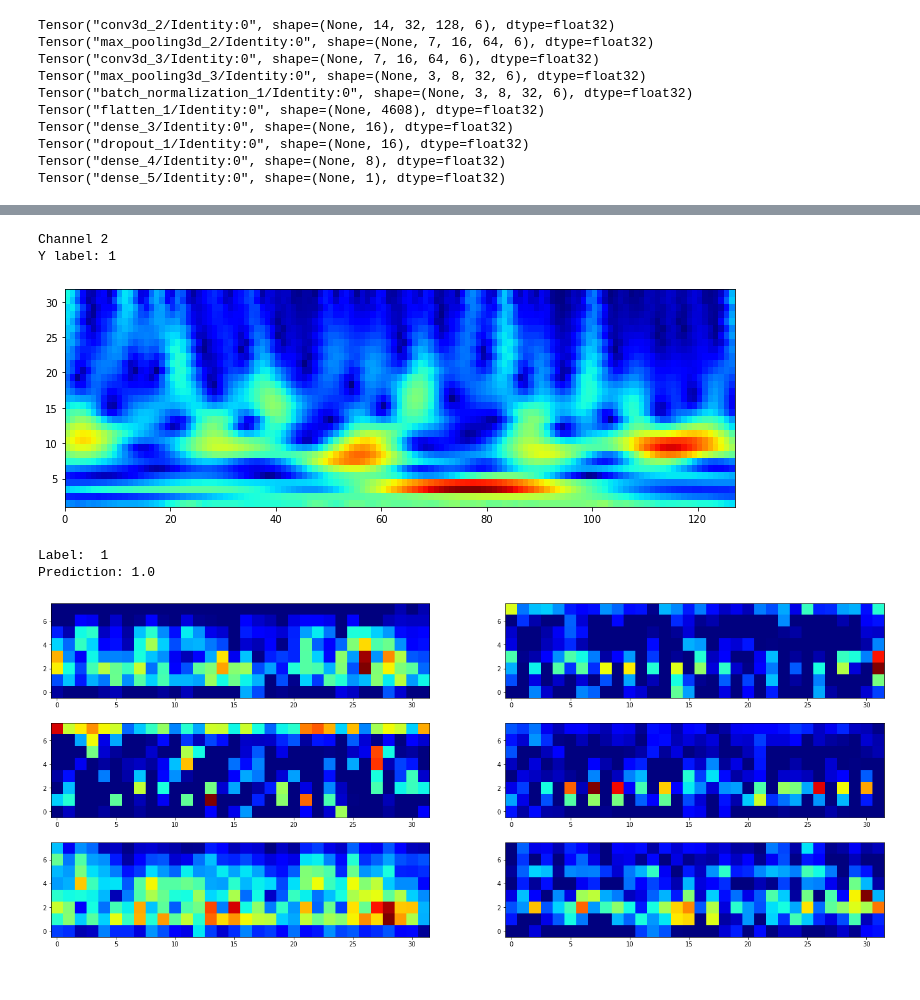
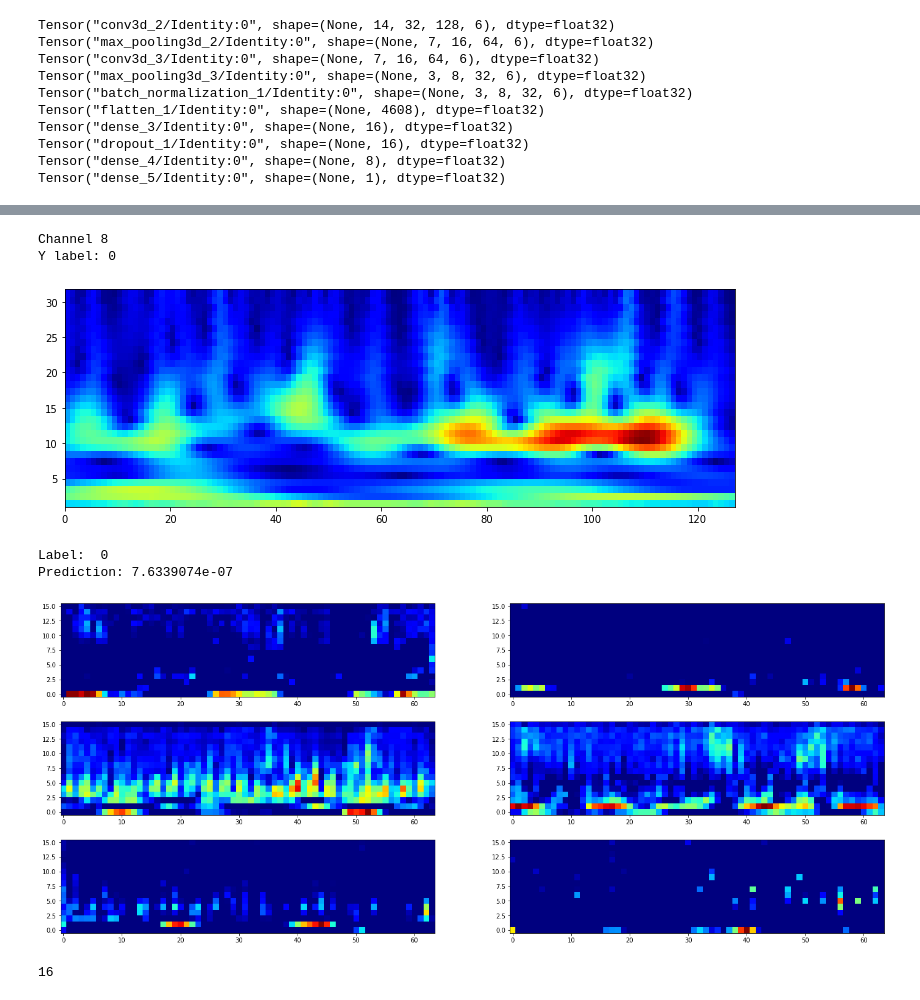
Before and after one commit to Koda98/CSE247-project, a Jupyter notebook: CNN_3D.ipynb, the cells around one changed output, grey strips where cells are left out. Drawn from its saved outputs; the diff is of its cells as text; code cells hidden in the pictures.

```diff
--- a/CNN_3D.ipynb
+++ b/CNN_3D.ipynb
@@ -402,8 +414,8 @@ Prediction: 0.0
 # %%
-index = 5000
+index = 200
 
 for i in range(14):
     print("Channel", i)
-    plot_scalogram(X_train.reshape(6776, 14, 32, 128), y_train, index, i)
+    plot_scalogram(X_train.reshape(X_train.shape[0], 14, 32, 128), y_train, index, i)
 # %% [output]
 Channel 0
@@ -427,18 +439,26 @@ Y label: 1
 ... (16 outputs left out)
 # %%
-channel = 2
+channel = 8
 print("Channel", channel)
-plot_scalogram(X_train.reshape(6776, 14, 32, 128), y_train, index, channel)
+plot_scalogram(X_train.reshape(X_train.shape[0], 14, 32, 128), y_train, index, channel)
 # %% [output]
-Channel 2
-Y label: 1
+Channel 8
+Y label: 0
-[figure, old version]
+[figure, new version]
 # %%
+filter_num = 5
+layer = 2
+
 activations = feature_map_model.predict(X_train[index].reshape(1,14,32,128,1))
-display_activation(activations, 2, 3, 3, channel)
+display_activation(activations, 2, 3, layer, filter_num)
 print("Label: ", y_train[index])
 print("Prediction:", activations[9][0][0])
 # %% [output]
-Label:  1
-Prediction: 1.0
+Label:  0
+Prediction: 7.6339074e-07
-[figure, old version]
+[figure, new version]
+# %%
+activations = feature_map_model.predict(X_train[index].reshape(1,14,32,128,1))
+len(activations[6][0])
+# %% [output]
+16
```
Also changed, not shown: parts of 9 cells of this notebook, 1 other file.
